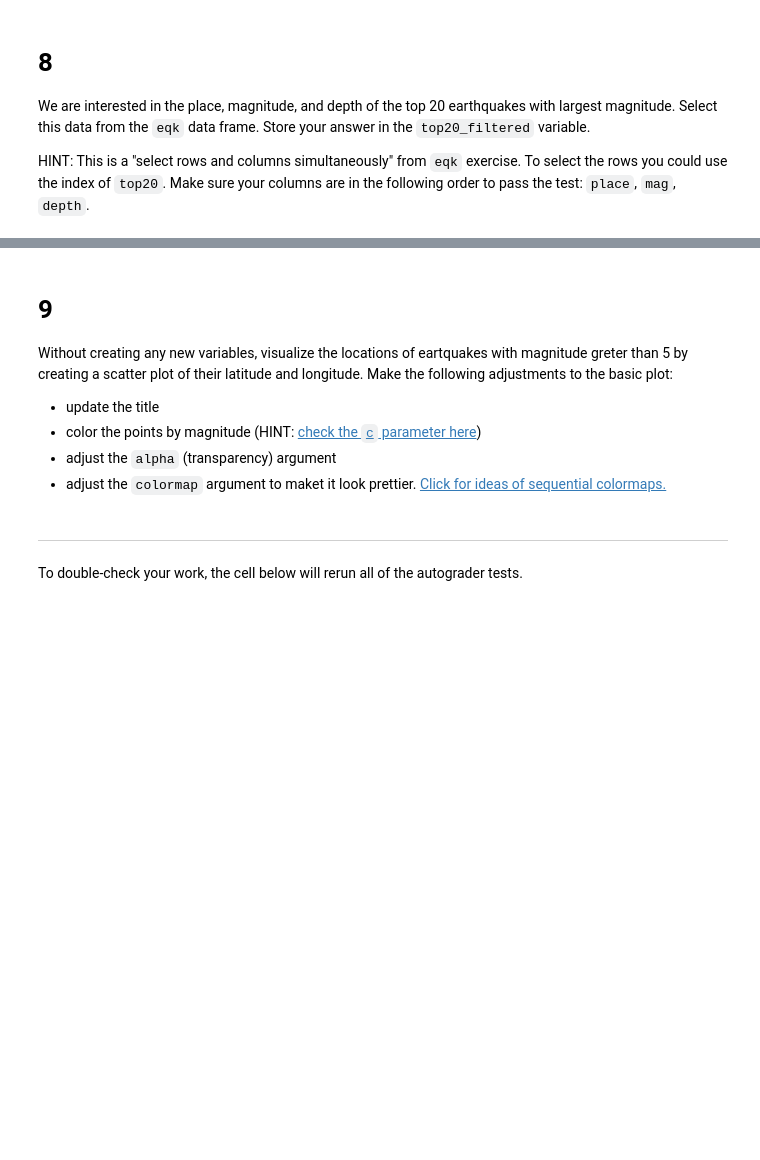
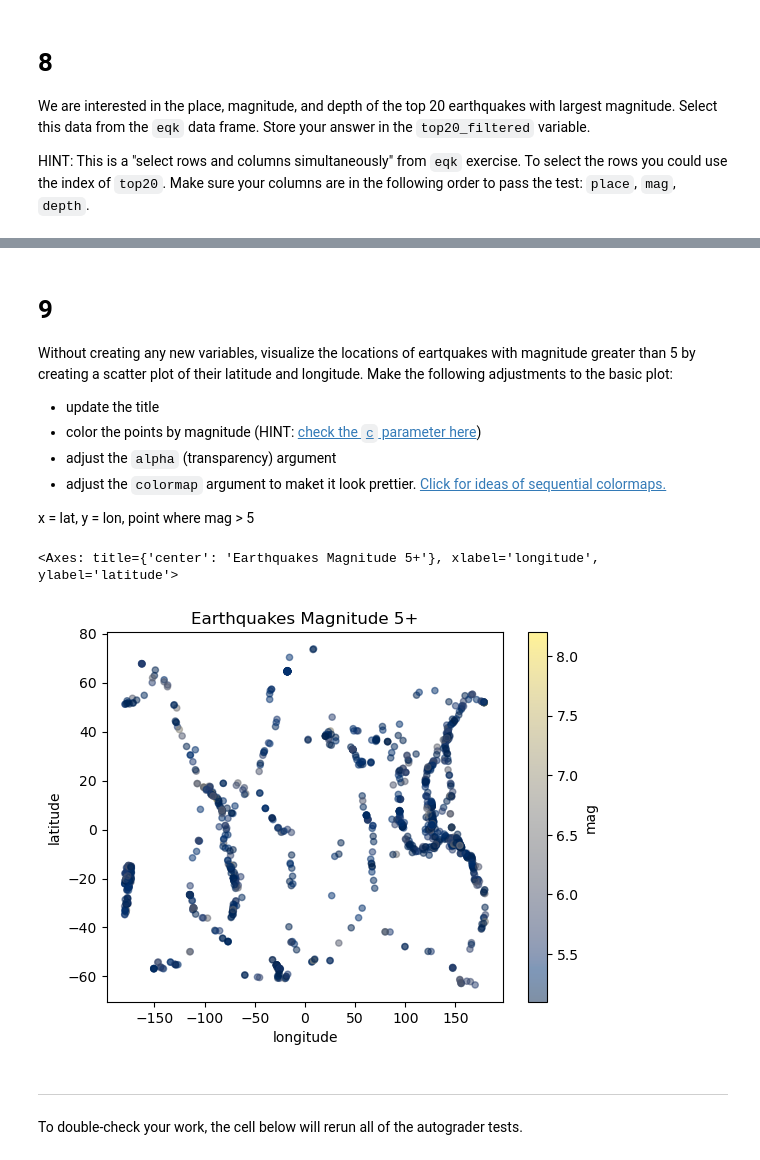
Before and after one commit to roshananair/eds220-hwk1, a Jupyter notebook: task3/hwk1-task3-earthquakes.ipynb, the cells around one changed output, grey strips where cells are left out. Drawn from its saved outputs; the diff is of its cells as text; code cells hidden in the pictures; blank space fills up the shorter version.

```diff
--- a/task3/hwk1-task3-earthquakes.ipynb
+++ b/task3/hwk1-task3-earthquakes.ipynb
@@ -311,11 +293,20 @@ q8 results:
 
 # 9
 
-Without creating any new variables, visualize the locations of eartquakes with magnitude greter than 5 by creating a scatter plot of their latitude and longitude. Make the following adjustments to the basic plot:
+Without creating any new variables, visualize the locations of eartquakes with magnitude greater than 5 by creating a scatter plot of their latitude and longitude. Make the following adjustments to the basic plot:
 - update the title
 - color the points by magnitude (HINT: [check the `c` parameter here](https://pandas.pydata.org/pandas-docs/stable/reference/api/pandas.DataFrame.plot.scatter.html))
 - adjust the `alpha` (transparency) argument
 - adjust the `colormap` argument to maket it look prettier. [Click for ideas of sequential colormaps.](https://matplotlib.org/stable/users/explain/colors/colormaps.html)
+
+
+x = lat, y = lon, point where mag > 5
+# %%
+# Plotting the lat and long of each earthquake above magnitude 5, changing point color by magnitude, increasing transparency, adding a title
+eqk[eqk['mag'] > 5].plot(x = 'longitude', y = 'latitude', kind = 'scatter', c = 'mag', colormap = 'cividis', alpha = 0.5, title = 'Earthquakes Magnitude 5+')
+# %% [output]
+<Axes: title={'center': 'Earthquakes Magnitude 5+'}, xlabel='longitude', ylabel='latitude'>
+[figure, added]
 # %% [markdown]
 ---
 
```
Also changed, not shown: parts of 15 cells of this notebook.
